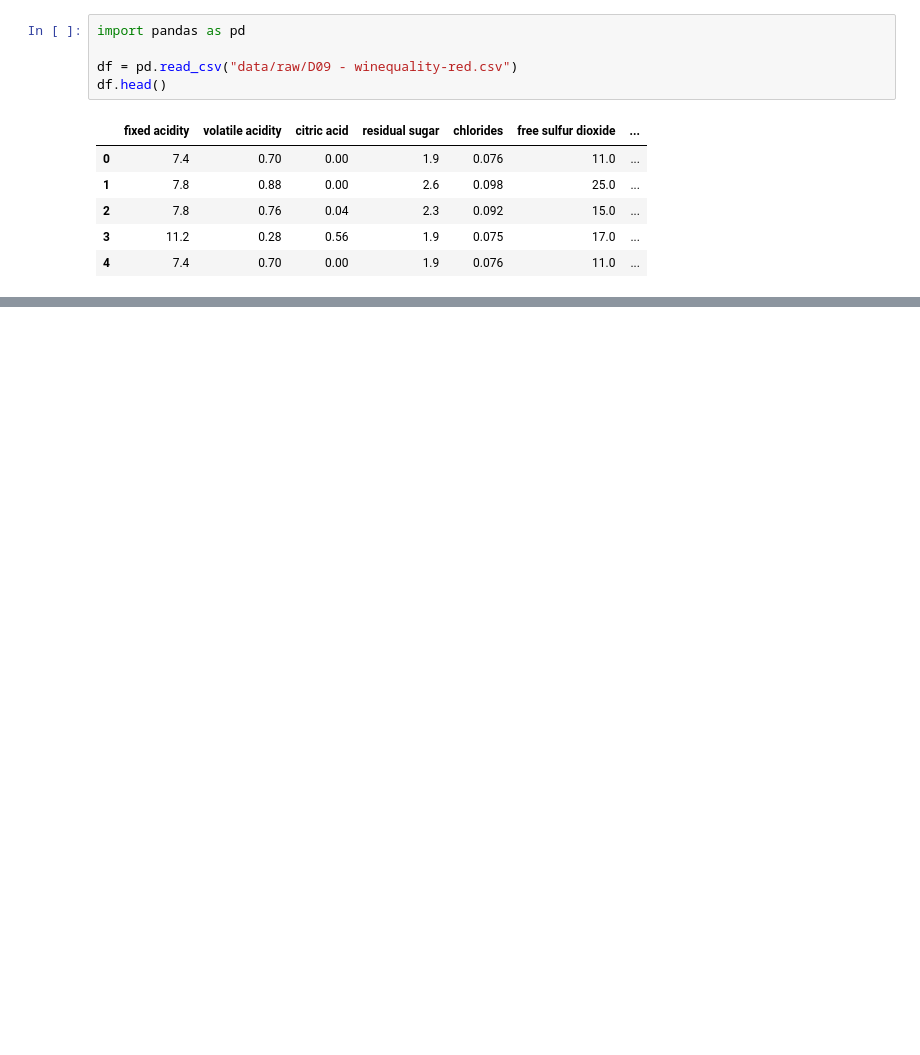
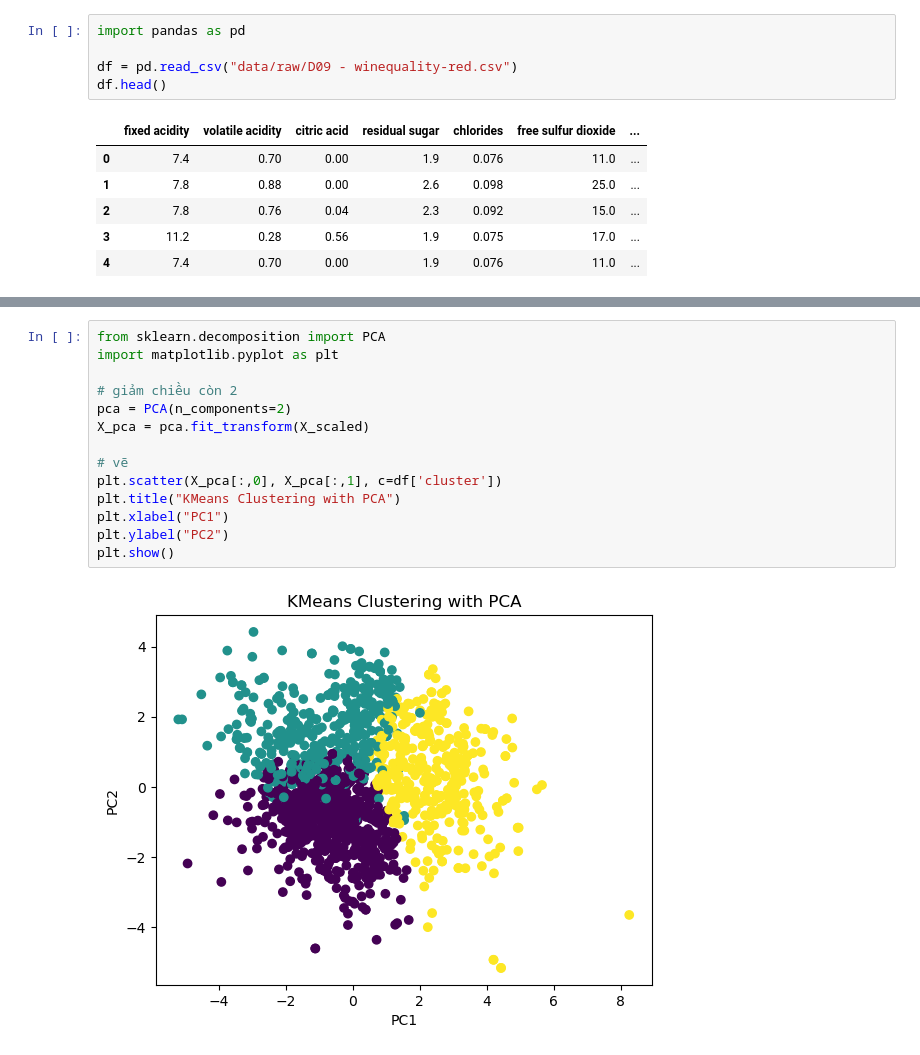
Before and after one commit to TuanN05/Winequality_DataMining, a Jupyter notebook: visualization_kmeans.ipynb, the cells around one changed output, grey strips where cells are left out. Cells and saved outputs as stored; diff of their text form; blank space fills up the shorter version.

```diff
--- a/visualization_kmeans.ipynb
+++ b/visualization_kmeans.ipynb
@@ -32,0 +89,16 @@ plt.show()
+# %%
+from sklearn.decomposition import PCA
+import matplotlib.pyplot as plt
+
+# giảm chiều còn 2
+pca = PCA(n_components=2)
+X_pca = pca.fit_transform(X_scaled)
+
+# vẽ
+plt.scatter(X_pca[:,0], X_pca[:,1], c=df['cluster'])
+plt.title("KMeans Clustering with PCA")
+plt.xlabel("PC1")
+plt.ylabel("PC2")
+plt.show()
+# %% [output]
+[figure, added]
```
Also changed, not shown: parts of 10 cells of this notebook.
